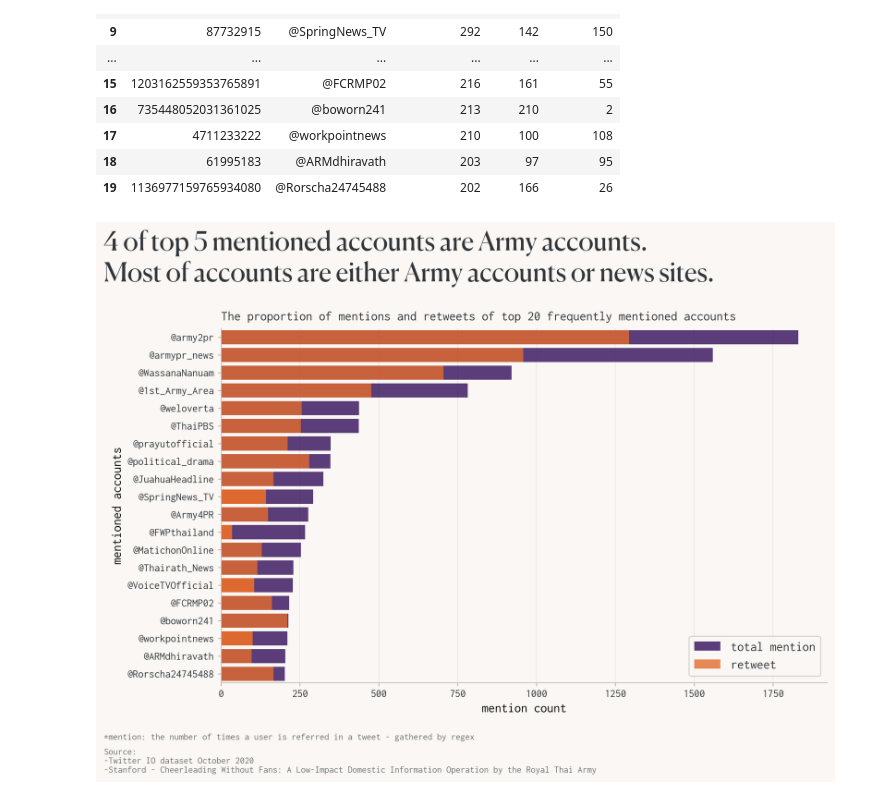
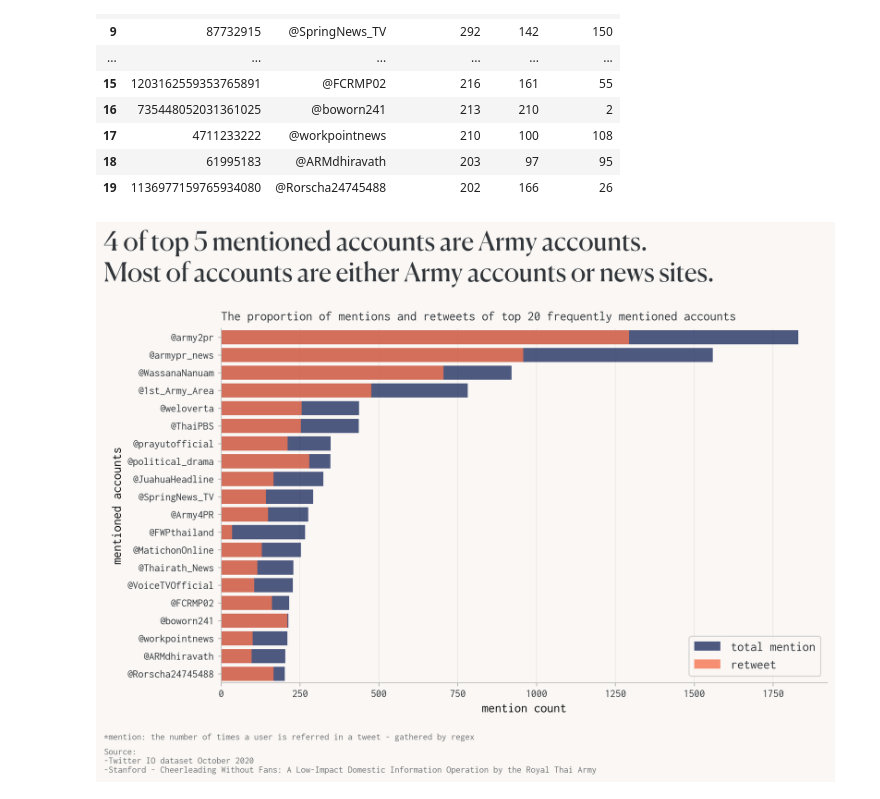
Before and after one commit to chuan-khuna/twitter-io-visualisation, a Jupyter notebook: v01-the-proportion-of-RT-mentions.ipynb, the cells around one changed output. Drawn from its saved outputs; the diff is of its cells as text; code cells hidden in the pictures.

Commit message:
update visualisation

```diff
--- a/v01-the-proportion-of-RT-mentions.ipynb
+++ b/v01-the-proportion-of-RT-mentions.ipynb
@@ -79,51 +79,51 @@ fig = plt.figure(figsize=(10, 6))
 colours = sns.color_palette('inferno', 5)
 
 bar = sns.barplot(df.head(top)['mention_freq'], y=df.head(top)['user_id'],
-            color=colours[0], label='total mention', saturation=0.9, alpha=0.8)
+            color=_30k[0], label='total mention', saturation=0.9, alpha=0.8)
 
 sns.barplot(df.head(top)['RT_freq'], y=df.head(top)['user_id'],
-            color=colours[3], label='retweet', saturation=0.9, alpha=0.8)
+            color=_30k[1], label='retweet', saturation=0.9, alpha=0.8)
 
 
 # sns.barplot(df.head(top)['reply_freq'], y=df.head(top)['user_id'],
 #             color=colours[4], label='reply')
 
 # create a new column for plotting RT if RT < reply
-df['RT1'] = df['RT_freq']
-df.loc[(df[df['RT_freq'] > df['reply_freq']]).index, 'RT1'] = np.nan
+# df['RT1'] = df['RT_freq']
+# df.loc[(df[df['RT_freq'] > df['reply_freq']]).index, 'RT1'] = np.nan
 
-sns.barplot(df.head(top)['RT1'], y=df.head(top)['user_id'],
-            color=colours[3], saturation=0.9, alpha=0.8)
+# sns.barplot(df.head(top)['RT1'], y=df.head(top)['user_id'],
+#             color=_30k[1], saturation=0.9, alpha=0.8)
 
-df.drop(columns=['RT1'], inplace=True)
+# df.drop(columns=['RT1'], inplace=True)
 
 
 ax = plt.gca()
 
 plt.legend()
 plt.title(f"The proportion of mentions and retweets of top {top} frequently mentioned accounts")
 plt.xlabel('mention count')
 plt.ylabel('mentioned accounts')
 
 fig.suptitle("4 of top 5 mentioned accounts are Army accounts.\nMost of accounts are either Army accounts or news sites.",
             ha='left', va='bottom',
              x=ax.get_position().x0-0.15, y=ax.get_position().y1*1.1,
              fontsize=15*1.618,
              fontfamily="Canela"
             )
 
 plt.figtext(x=ax.get_position().x0-0.15, y=ax.get_position().y0-0.125,
            s="*mention: the number of times a user is referred in a tweet - gathered by regex",
            fontsize=14/1.618, color=_30k_text_palette_dict['text_lighter1'],
             ha='left', va='bottom'
            )
 
 plt.figtext(x=ax.get_position().x0-0.15, y=ax.get_position().y0-0.195,
            s="Source:\n-Twitter IO dataset October 2020\n-Stanford - Cheerleading Without Fans: A Low-Impact Domestic Information Operation by the Royal Thai Army " ,
            fontsize=14/1.618, color=_30k_text_palette_dict['text_lighter1'],
             ha='left', va='bottom'
            )
 
 plt.show()
 # %% [output]
-[figure, old version]
+[figure, new version]
```
Also changed, not shown: 2 other files.
